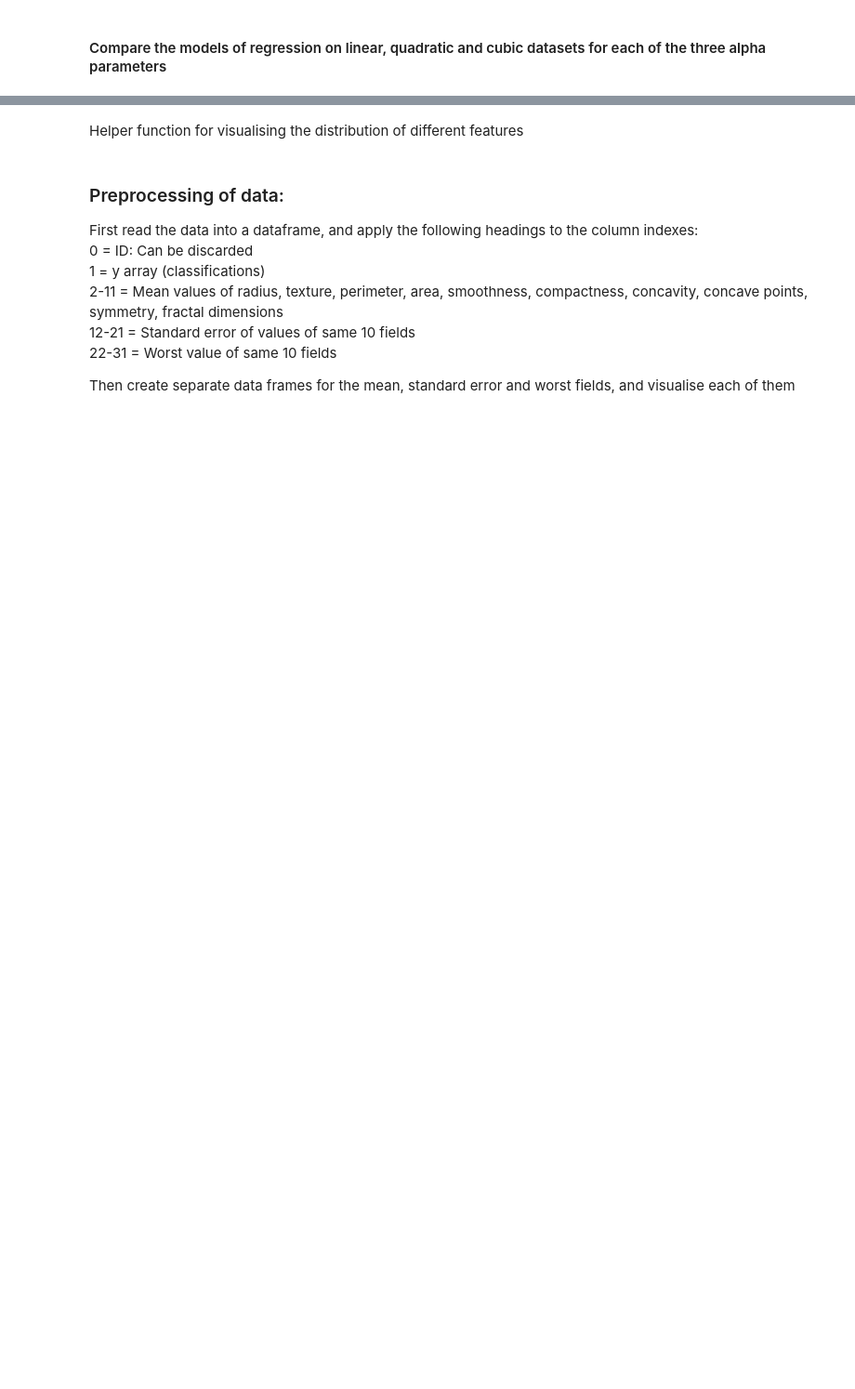
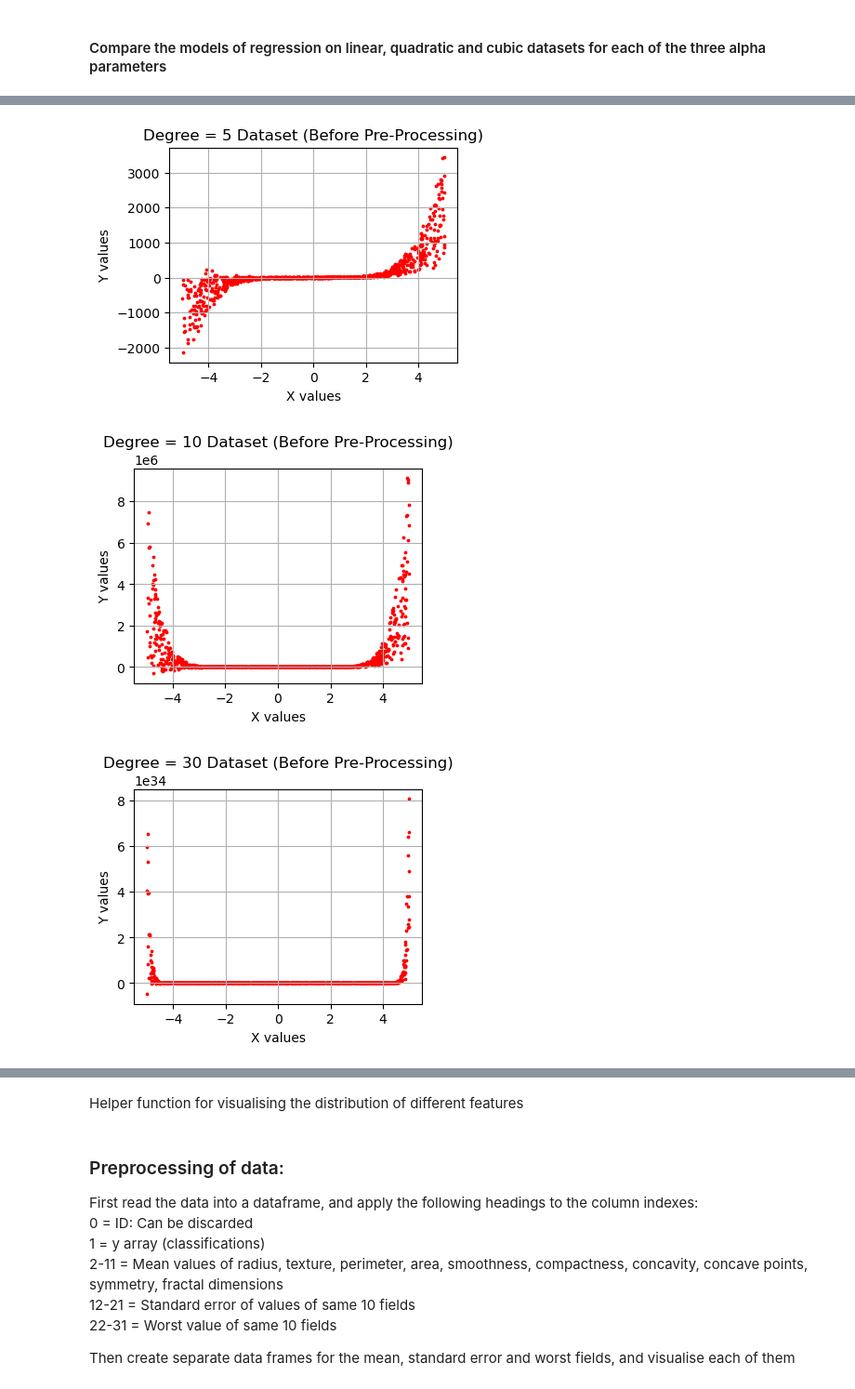
Before and after one commit to b0b3000/MachineLearningProject1, a Jupyter notebook: project.ipynb, the cells around one changed output, grey strips where cells are left out. Shown at 93% size. Cells and saved outputs as stored; diff of their text form; code cells hidden in the pictures; blank space fills up the shorter version.

```diff
--- a/project.ipynb
+++ b/project.ipynb
@@ -223,0 +239,21 @@ for i in range(3):
+# %%
+dataset_variations = [(5, 1000), (10,1000), (50,1000), (3,2000), (3,5000), (3,10000)]
+dataset_descriptions = ["Degree = 5", "Degree = 10", "Degree = 30", "Samples = 2000", "Samples = 5000", "Samples = 10000"]
+X_list = [None] * 6
+y_list = [None] * 6
+X_train_list = [None] * 6
+X_test_list = [None] * 6
+y_train_list = [None] * 6
+y_test_list = [None] * 6
+
+for i, dataset_params in enumerate(dataset_variations):
+
+    X_list[i], y_list[i] = generate_polynomial_dataset(dataset_params[0], dataset_params[1])
+    plot(X_list[i], y_list[i], f'{dataset_descriptions[i]} Dataset (Before Pre-Processing)') #Visualisation of dataset
+    X_list[i] = np.hstack((X_list[i], X_list[i]**dataset_params[0])) #Addition of polynomial features
+    X_list[i] = StandardScaler().fit_transform(X_list[i]) #Scale normalisation
+    X_train_list[i], X_test_list[i], y_train_list[i], y_test_list[i] = train_test_split(X_list[i], y_list[i], test_size=0.2) #Splitting 80/20 into training and testing sets
+# %% [output]
+[figure, added]
+[figure, added]
+[figure, added]
```
Also changed, not shown: parts of 28 cells of this notebook, 1 other file.
